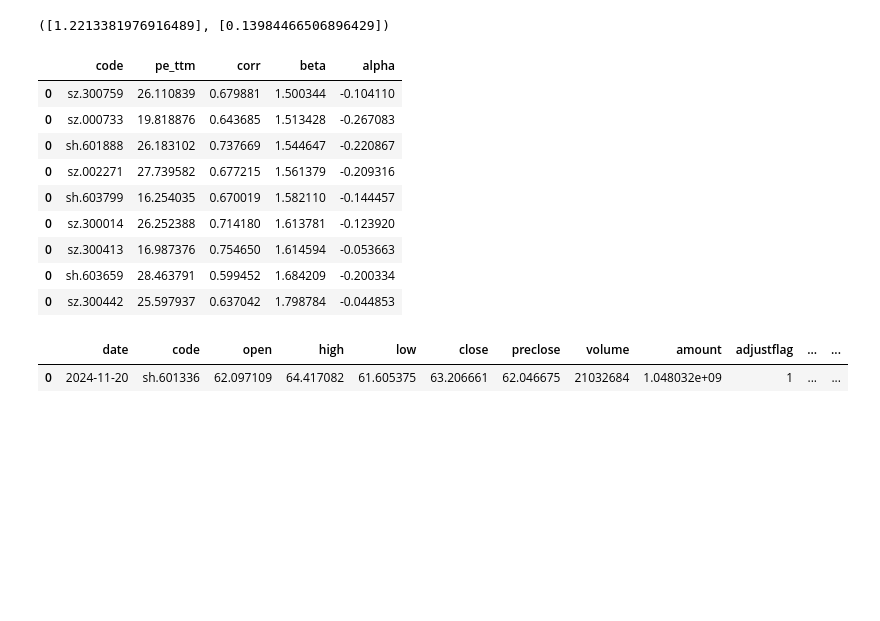
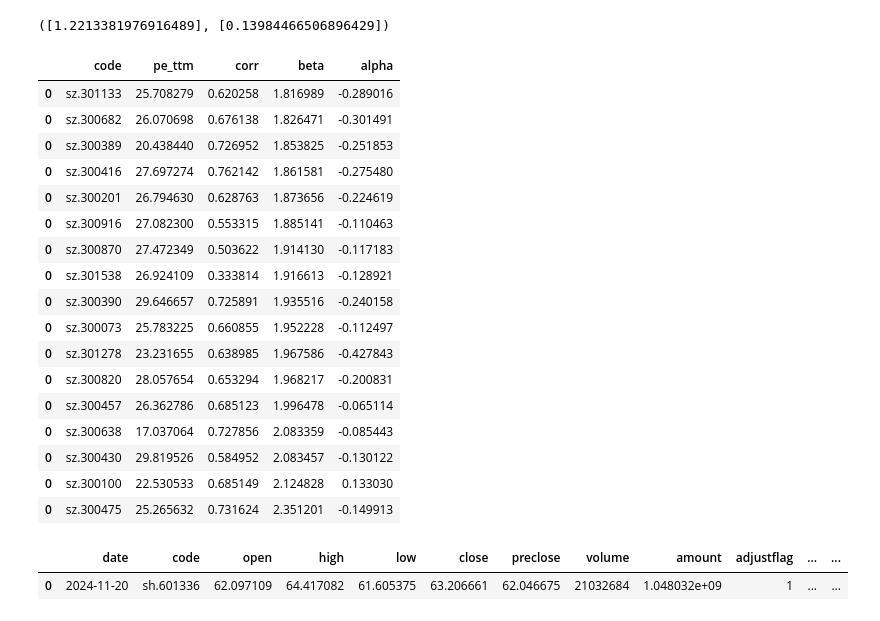
Before and after one commit to lostlau/quant_research, a Jupyter notebook: get_pe.ipynb, the cells around one changed output. Cells and saved outputs as stored; diff of their text form; code cells hidden in the pictures; blank space fills up the shorter version.

```diff
--- a/get_pe.ipynb
+++ b/get_pe.ipynb
@@ -152,8 +152,8 @@ stt_date = '2024-01-01'
 end_date = watch_date
 
 # 创业板
-# stock_list = get_index_components()
-stock_list = get_csindex_components()
+stock_list = get_index_components()
+# stock_list = get_csindex_components()
 # stock_list = get_csindex_components('000300')
 # stock_list = ['sz.000001','sz.000002']
 df_res = get_history_k(stock_list, watch_date, watch_date)
@@ -175,18 +195,26 @@ login success!
 logout success!
 ([1.2213381976916489], [0.13984466506896429])
 # %%
-df_res[['code','pe_ttm','corr','beta','alpha']].query("pe_ttm>0 and pe_ttm<30 and beta>1.5").sort_values('beta')
+df_res[['code','pe_ttm','corr','beta','alpha']].query("pe_ttm>0 and pe_ttm<30 and beta>1.8").sort_values('beta')
 # %% [output]
 |  | code | pe_ttm | corr | beta | alpha |
-| 0 | sz.300759 | 26.110839 | 0.679881 | 1.500344 | -0.104110 |
-| 0 | sz.000733 | 19.818876 | 0.643685 | 1.513428 | -0.267083 |
-| 0 | sh.601888 | 26.183102 | 0.737669 | 1.544647 | -0.220867 |
-| 0 | sz.002271 | 27.739582 | 0.677215 | 1.561379 | -0.209316 |
-| 0 | sh.603799 | 16.254035 | 0.670019 | 1.582110 | -0.144457 |
-| 0 | sz.300014 | 26.252388 | 0.714180 | 1.613781 | -0.123920 |
-| 0 | sz.300413 | 16.987376 | 0.754650 | 1.614594 | -0.053663 |
-| 0 | sh.603659 | 28.463791 | 0.599452 | 1.684209 | -0.200334 |
-| 0 | sz.300442 | 25.597937 | 0.637042 | 1.798784 | -0.044853 |
+| 0 | sz.301133 | 25.708279 | 0.620258 | 1.816989 | -0.289016 |
+| 0 | sz.300682 | 26.070698 | 0.676138 | 1.826471 | -0.301491 |
+| 0 | sz.300389 | 20.438440 | 0.726952 | 1.853825 | -0.251853 |
+| 0 | sz.300416 | 27.697274 | 0.762142 | 1.861581 | -0.275480 |
+| 0 | sz.300201 | 26.794630 | 0.628763 | 1.873656 | -0.224619 |
+| 0 | sz.300916 | 27.082300 | 0.553315 | 1.885141 | -0.110463 |
+| 0 | sz.300870 | 27.472349 | 0.503622 | 1.914130 | -0.117183 |
+| 0 | sz.301538 | 26.924109 | 0.333814 | 1.916613 | -0.128921 |
+| 0 | sz.300390 | 29.646657 | 0.725891 | 1.935516 | -0.240158 |
+| 0 | sz.300073 | 25.783225 | 0.660855 | 1.952228 | -0.112497 |
+| 0 | sz.301278 | 23.231655 | 0.638985 | 1.967586 | -0.427843 |
+| 0 | sz.300820 | 28.057654 | 0.653294 | 1.968217 | -0.200831 |
+| 0 | sz.300457 | 26.362786 | 0.685123 | 1.996478 | -0.065114 |
+| 0 | sz.300638 | 17.037064 | 0.727856 | 2.083359 | -0.085443 |
+| 0 | sz.300430 | 29.819526 | 0.584952 | 2.083457 | -0.130122 |
+| 0 | sz.300100 | 22.530533 | 0.685149 | 2.124828 | 0.133030 |
+| 0 | sz.300475 | 25.265632 | 0.731624 | 2.351201 | -0.149913 |
 # %%
 df_res[df_res['code']=='sh.601336']
 # %% [output]
```
Also changed, not shown: parts of 1 cell of this notebook, 2 other files.
